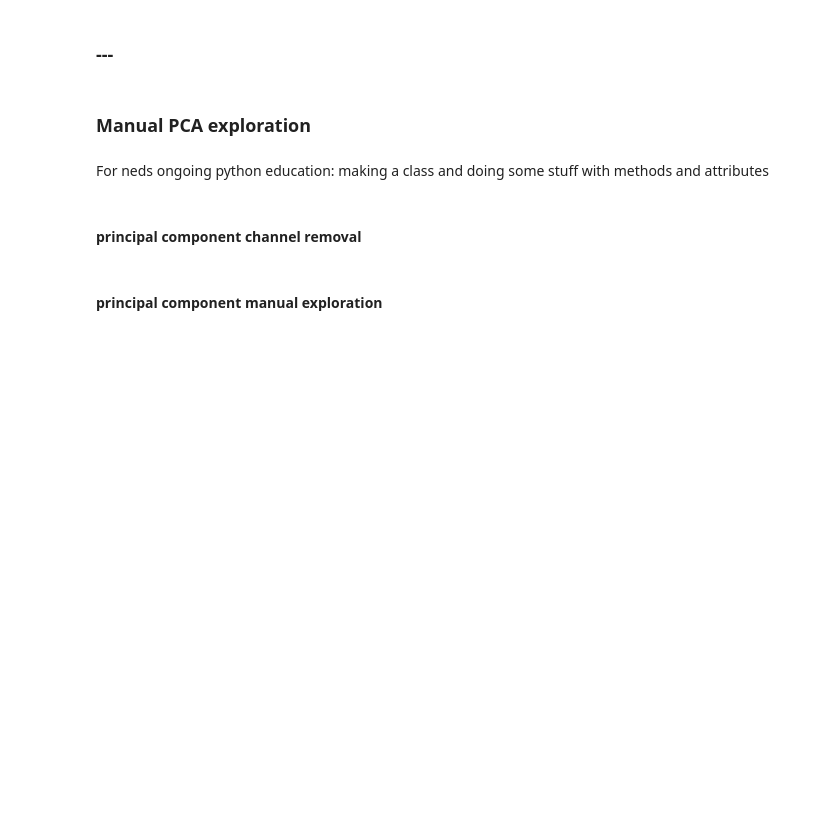
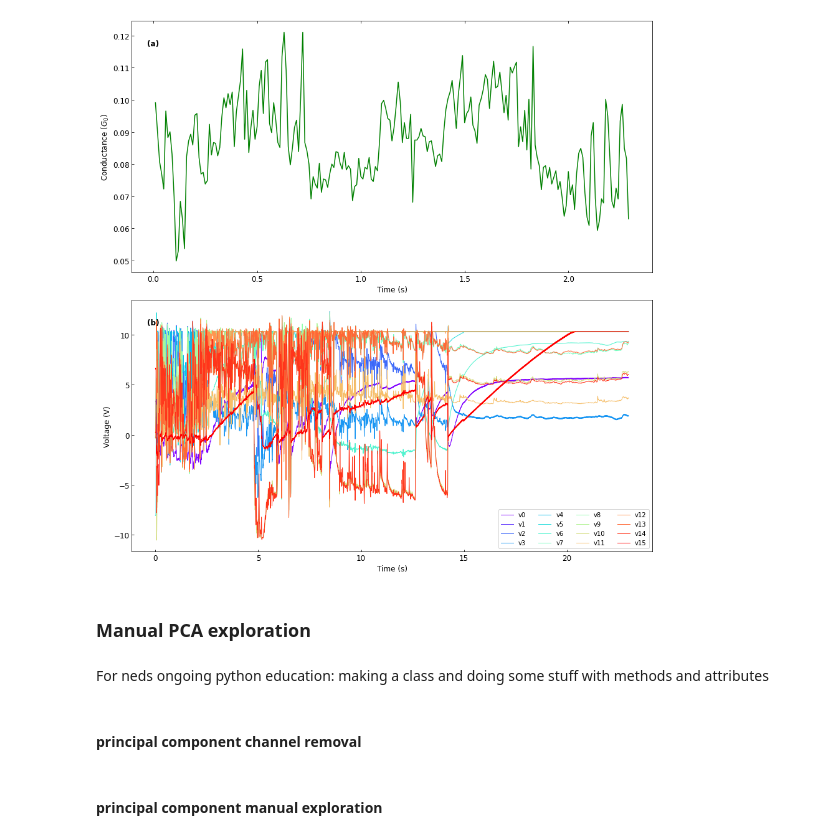
Before and after one commit to leobrowning92/plotting, a Jupyter notebook: example_mea_analysis_new.ipynb, the cells around one changed output. Cells and saved outputs as stored; diff of their text form; code cells hidden in the pictures; blank space fills up the shorter version.

Commit message:
set the 16 different voltages in the voltage/time plot to have different colors and added a legend

```diff
--- a/example_mea_analysis_new.ipynb
+++ b/example_mea_analysis_new.ipynb
@@ -40,7 +40,7 @@ vdf = pd.read_csv("example_data/MEA002_postS_50V_V.csv",skiprows=22, sep="\t") #
 smudf = pd.read_csv("example_data/MEA002_postS_50V_SMU.csv",skiprows=21, sep="\t") #import current/conductance data
 filepath = "example_data/MEA002_postS_50V_SMU.csv"
 
-faulty_channels = [0,2] #removing unwanted voltage channels from PCA process
+faulty_channels = [] #removing unwanted voltage channels from PCA process
 # %%
 vdf = vdf.drop(vdf.index[46000:])
 smudf = smudf.drop(smudf.index[230:])
@@ -145,7 +108,7 @@ plt.tight_layout()
-# %% [markdown]
-### ---
 # %%
-mea.plot_signal(vdf,smudf,show=True)
+mea.plot_signal(vdf,smudf,faulty_channels,show=True)
+# %% [output]
+[figure, added]
 # %%
 dg, iei =mea.analyze_events(smudf,gthresh=0.01)
 # %%
```
Also changed, not shown: parts of 33 cells of this notebook, 1 other file.
